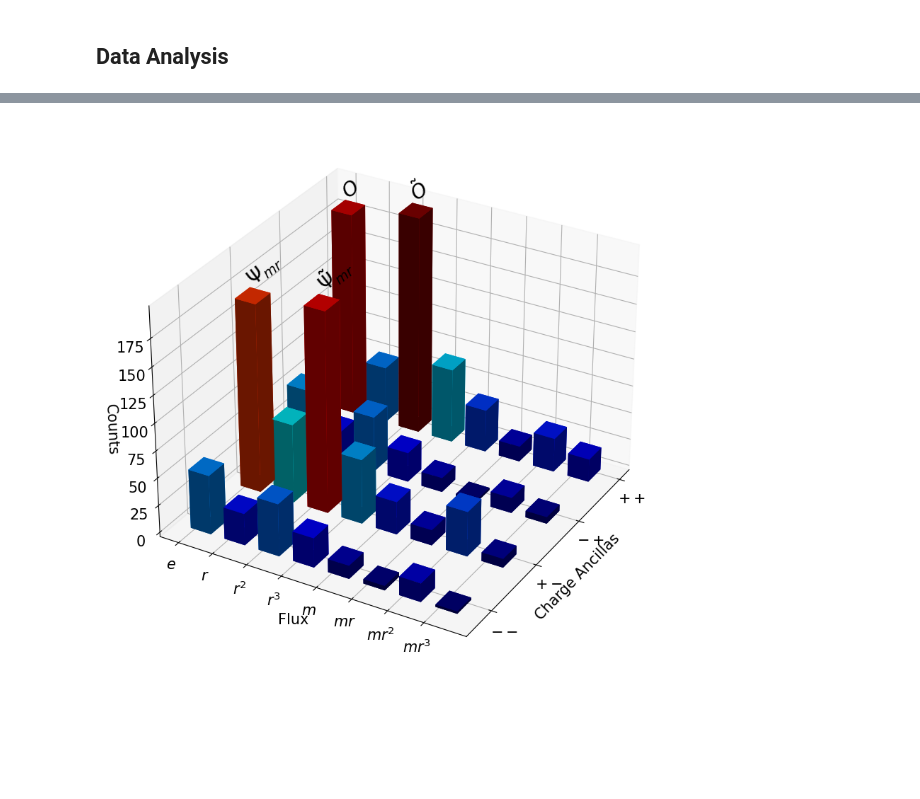
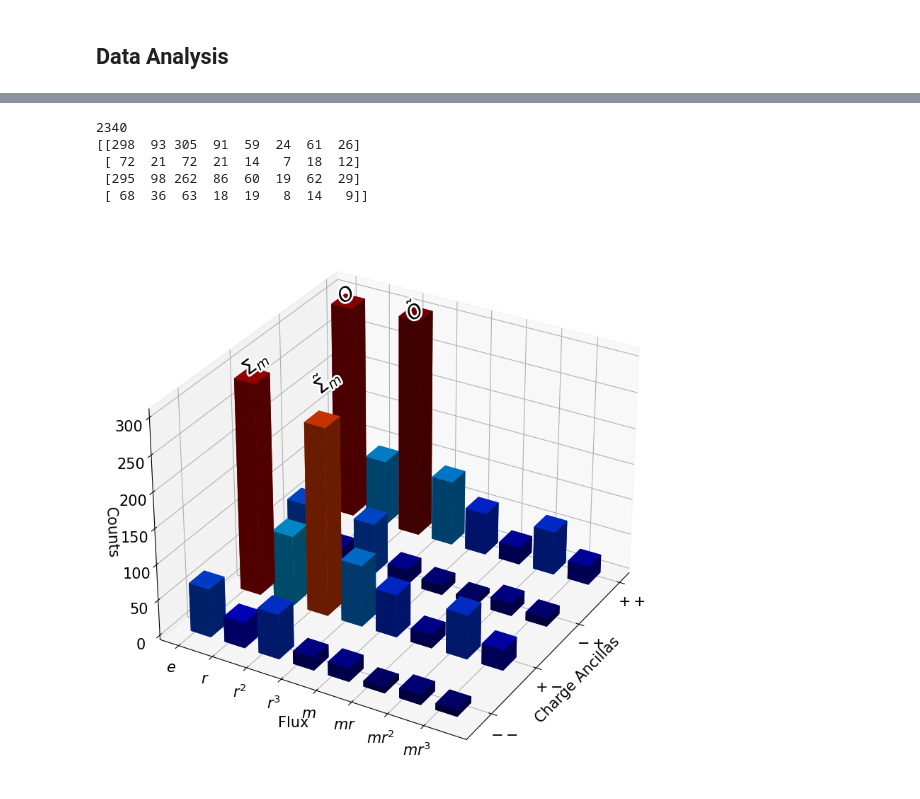
Before and after one commit to DaanTimmers/kitaevsim, a Jupyter notebook: Quantum double/data_visualisation.ipynb, the cells around one changed output, grey strips where cells are left out. Drawn from its saved outputs; the diff is of its cells as text; code cells hidden in the pictures; blank space fills up the shorter version.

```diff
--- a/Quantum double/data_visualisation.ipynb
+++ b/Quantum double/data_visualisation.ipynb
@@ -87,3 +107,45 @@ results.size
+# %%
+# The Cherry Picked Fusion
+results_best_fusion = [[287,  62, 262,  64,  64, 12,  77,  13],
+ [ 39,   9,  41,   7,  16,   0,  11,   2],
+ [250, 55, 273,  39,  52,   4,  50,  12],
+ [ 39,   9,  36 ,  3,   7 ,  2,  10,   0]]
+
+# The Cherry Picked Braids
+# the LINK
+results_best_link = [[1891,  202,  449 , 189 , 300,   96,  286,   22],
+ [ 142 ,  16,  126,   18,   37 ,   6 ,  31 ,   3],
+ [ 435 , 105 ,  95  , 92 , 142  , 58 , 103 ,  19],
+ [  52 ,  19 ,  44 ,  13 ,  19 ,   1 ,  20 ,   5]]
+# The Fuse
+results_best_braid_fuse = [[263,  46 ,254 , 71 ,109 , 12 , 83 , 15],
+ [ 61 , 10 , 65 ,  7 , 18 ,  2 , 15 ,  2],
+ [245 , 49 ,255 , 52,  86,  14,  89,  14],
+ [ 35 , 13 , 47 ,  6 , 18 ,  3 , 14 ,  4]]
+
+results = results_best_braid_fuse
+
+results = [[492,  69 ,570 , 72 , 70  ,13 , 70 ,  7],
+ [ 60 ,  7 , 56 ,  6 , 10 ,  1 ,  7  , 0],
+ [ 24 ,  2,  26 ,  5 , 21 ,  0 , 20 ,  2],
+ [  3 ,  2 ,  5 ,  0,   3 ,  0 ,  4 ,  0]]
+
+results = [[298 , 93, 305,  91 , 59 , 24 , 61 , 26],
+ [ 72 , 21 , 72 , 21 , 14 ,  7 , 18 , 12],
+ [295 , 98 ,262 , 86 , 60 , 19 , 62 , 29],
+ [ 68 , 36 , 63 , 18 , 19  , 8 , 14 ,  9]]
+
+results = np.array(results)
+print(results.sum().sum())
+print(results)
+results.size
+results = (results).reshape([results.size])
+# %% [output]
+2340
+[[298  93 305  91  59  24  61  26]
+ [ 72  21  72  21  14   7  18  12]
+ [295  98 262  86  60  19  62  29]
+ [ 68  36  63  18  19   8  14   9]]
 # %%
 charge_mmt_res = ['$+ +$','$- +$','$+ -$','$- -$']
 charge_mmt_res_num = [0, 1, 2, 3]
@@ -106,39 +168,47 @@ a = lambda i: charge_mmt_res[i]
 # %%
 # setup the figure and axes
 fig = plt.figure(figsize=(10,10))
 ax1 = fig.add_subplot(111, projection='3d')
 
 plt.rc('font', size=15)
 
 cmap = cm.get_cmap('jet') # Get desired colormap - you can change this!
 max_height = np.max(z)   # get range of colorbars so we can normalize
 min_height = np.min(z)
 # scale each z to [0,1], and get their rgb values
 rgba = [cmap((k-min_height)/max_height) for k in z]
 
 ax1.bar3d(x, y, bottom, width, depth, z, color=rgba)
 #surf = ax1.plot_surface(np.array(x).reshape(4,8), np.array(y).reshape(4,8), z.reshape(4,8), cmap=cm.coolwarm, linewidth=0, antialiased=False)
 
 ax1.set_xlabel('Charge Ancillas')
 ax1.set_ylabel('Flux')
 ax1.set_zlabel('Counts')
 
 ax1.set_xticks(charge_mmt_res_num)
 ax1.set_xticklabels(charge_mmt_res)
 ax1.set_yticks(g_lab_num)
 ax1.set_yticklabels(g_lab)
 
-ax1.text(0,0-0.2,186, r'$O$', (1,0,0), size= 20)
-ax1.text(0,2-0.2,199, r'$\tilde{O}$', (1,0,0), size= 20)
-ax1.text(2,0-0.2,172, r'$\Psi_{mr}$', (1,0,0), size= 20)
-ax1.text(2,2-0.2,183, r'$\tilde{\Psi}_{mr}$', (1,0,0), size= 20)
-#ax1.text(1,0-0.15,55, r'$X$', (1,1,0), size= 20)
+import matplotlib.patheffects as pe
+ax1.text(0,-1/3,280, r'$O$', (1,0,0), size= 20,
+color= 'black',
+path_effects=[pe.withStroke(linewidth=4, foreground="white")])
+ax1.text(0,2-1/3,280, r'$\tilde{O}$', (1,0,0), size= 20,
+color= 'black',
+path_effects=[pe.withStroke(linewidth=4, foreground="white")])
+ax1.text(2,-1/3,280, r'$\Sigma_{m}$', (1,0,0), size= 20,
+color= 'black',
+path_effects=[pe.withStroke(linewidth=4, foreground="white")])
+ax1.text(2,2-1/3,280, r'$\tilde{\Sigma}_{m}$', (1,0,0), size= 20,
+color= 'black',
+path_effects=[pe.withStroke(linewidth=4, foreground="white")])
 
 ax1.view_init(elev=30, azim=30)
-plt.savefig('fusion_res.png', dpi=300)
+plt.savefig('fusion_r_mes.png', dpi=300)
 plt.show()
 # %% [output]
-[figure, old version]
+[figure, new version]
 # %%
 [[69. 41. 68. 41. 21. 13. 30. 12.]
  [42. 27. 39. 34. 21.  6. 17.  7.]
```
Also changed, not shown: parts of 2 cells of this notebook, 10 other files.
